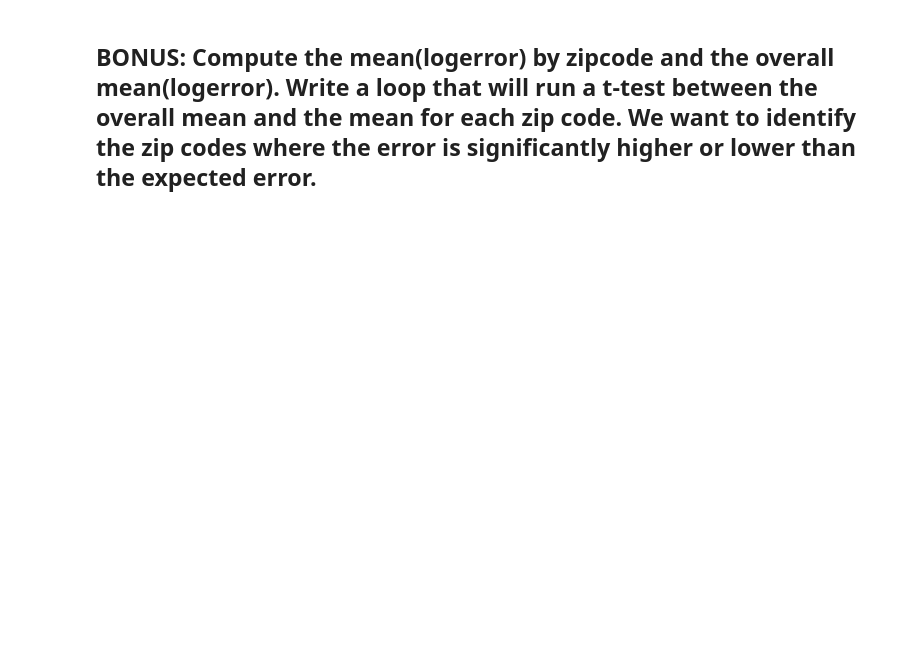
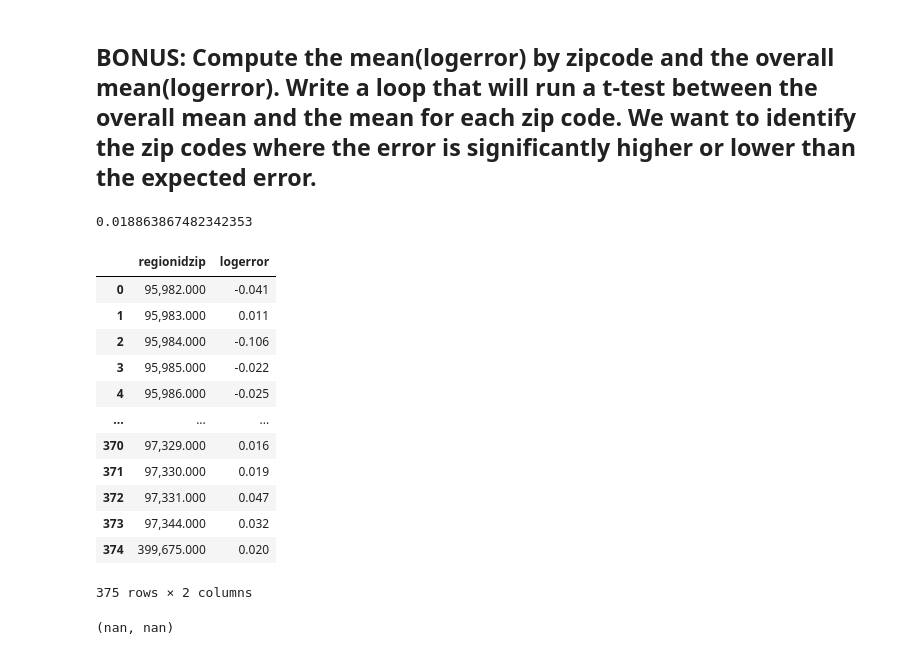
Before and after one commit to m3redithw/clustering-exercises, a Jupyter notebook: explore_zillow.ipynb, the cells around one changed output. Saved outputs shown, nothing was run; the diff lists cells and outputs as text; code cells hidden in the pictures; blank space fills up the shorter version.

```diff
--- a/explore_zillow.ipynb
+++ b/explore_zillow.ipynb
@@ -551,2 +578,25 @@ Text(0.5, 1.0, 'Logerror by Age')
 # %% [markdown]
 ## BONUS: Compute the mean(logerror) by zipcode and the overall mean(logerror). Write a loop that will run a t-test between the overall mean and the mean for each zip code. We want to identify the zip codes where the error is significantly higher or lower than the expected error.
+# %%
+overall_mean = train.logerror.mean()
+overall_mean
+# %% [output]
+0.018863867482342353
+# %%
+logerror_zip = train.groupby('regionidzip').logerror.mean().reset_index()
+# %%
+logerror_zip
+# %% [output]
+|  | regionidzip | logerror |
+| 0 | 95,982.000 | -0.041 |
+| 1 | 95,983.000 | 0.011 |
+| 2 | 95,984.000 | -0.106 |
+| 3 | 95,985.000 | -0.022 |
+| 4 | 95,986.000 | -0.025 |
+| ... | ... | ... |
+| 370 | 97,329.000 | 0.016 |
+| 371 | 97,330.000 | 0.019 |
+| 372 | 97,331.000 | 0.047 |
+| 373 | 97,344.000 | 0.032 |
+| 374 | 399,675.000 | 0.020 |
+375 rows × 2 columns
@@ -552,0 +615,5 @@ Text(0.5, 1.0, 'Logerror by Age')
+# %%
+t, p = stats.ttest_1samp(6, overall_mean)
+t,p
+# %% [output]
+(nan, nan)
```
Also changed, not shown: parts of 7 cells of this notebook.
